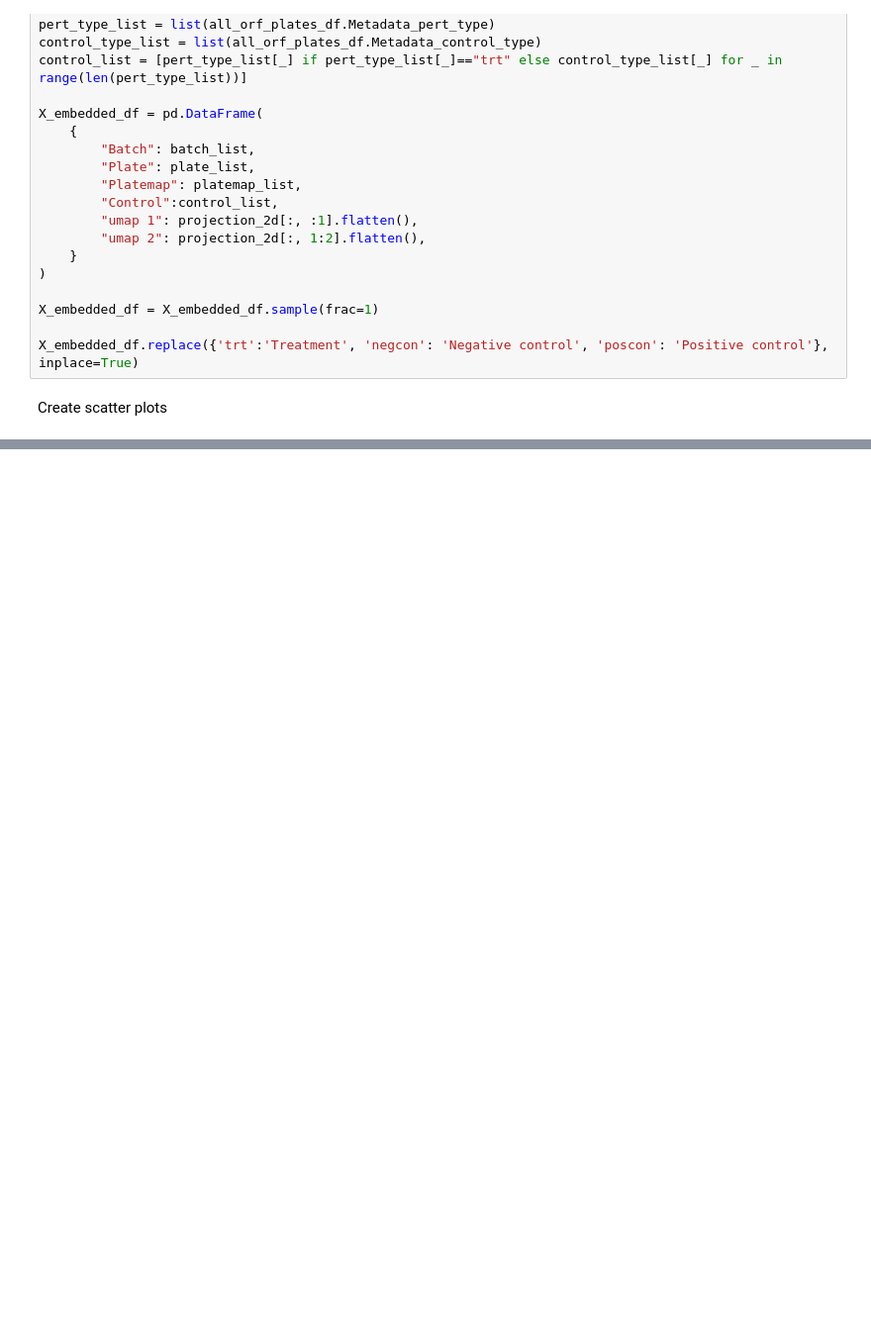
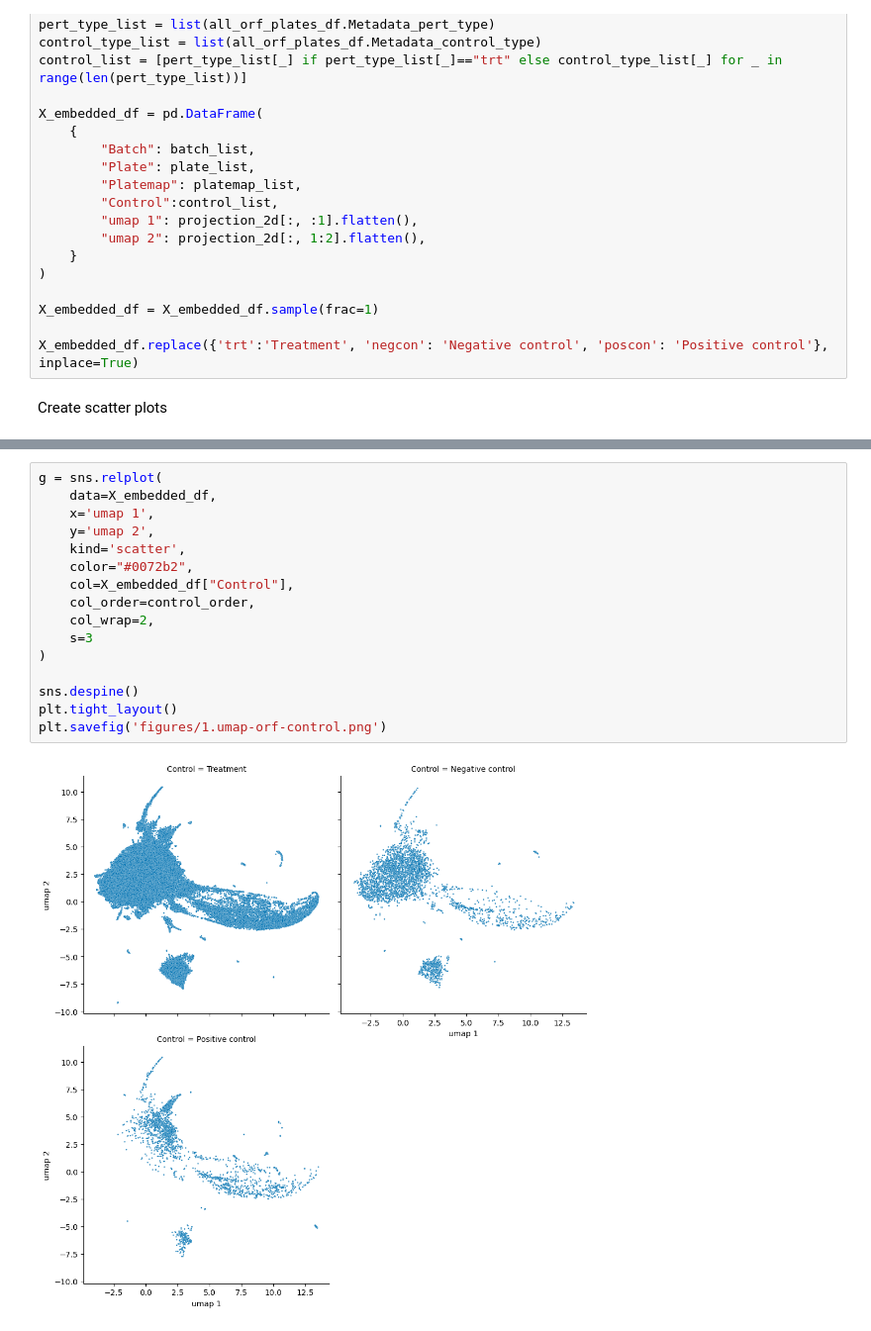
Before and after one commit to jump-cellpainting/2024_Chandrasekaran_Production, a Jupyter notebook: 0.visualize-orf-data/1.plot-orf-umap.ipynb, the cells around one changed output, grey strips where cells are left out. Shown at 99% size. Cells and saved outputs as stored; diff of their text form; blank space fills up the shorter version.

```diff
--- a/0.visualize-orf-data/1.plot-orf-umap.ipynb
+++ b/0.visualize-orf-data/1.plot-orf-umap.ipynb
@@ -116 +114,19 @@ plt.savefig('figures/1.umap-orf-control.png')
+# %%
+g = sns.relplot(
+    data=X_embedded_df,
+    x='umap 1',
+    y='umap 2',
+    kind='scatter',
+    color="#0072b2",
+    col=X_embedded_df["Control"],
+    col_order=control_order,
+    col_wrap=2,
+    s=3
+)
+
+sns.despine()
+plt.tight_layout()
+plt.savefig('figures/1.umap-orf-control.png')
+# %% [output]
+[figure, added]
 # %%
```
Also changed, not shown: parts of 7 cells of this notebook, 4 other files.
